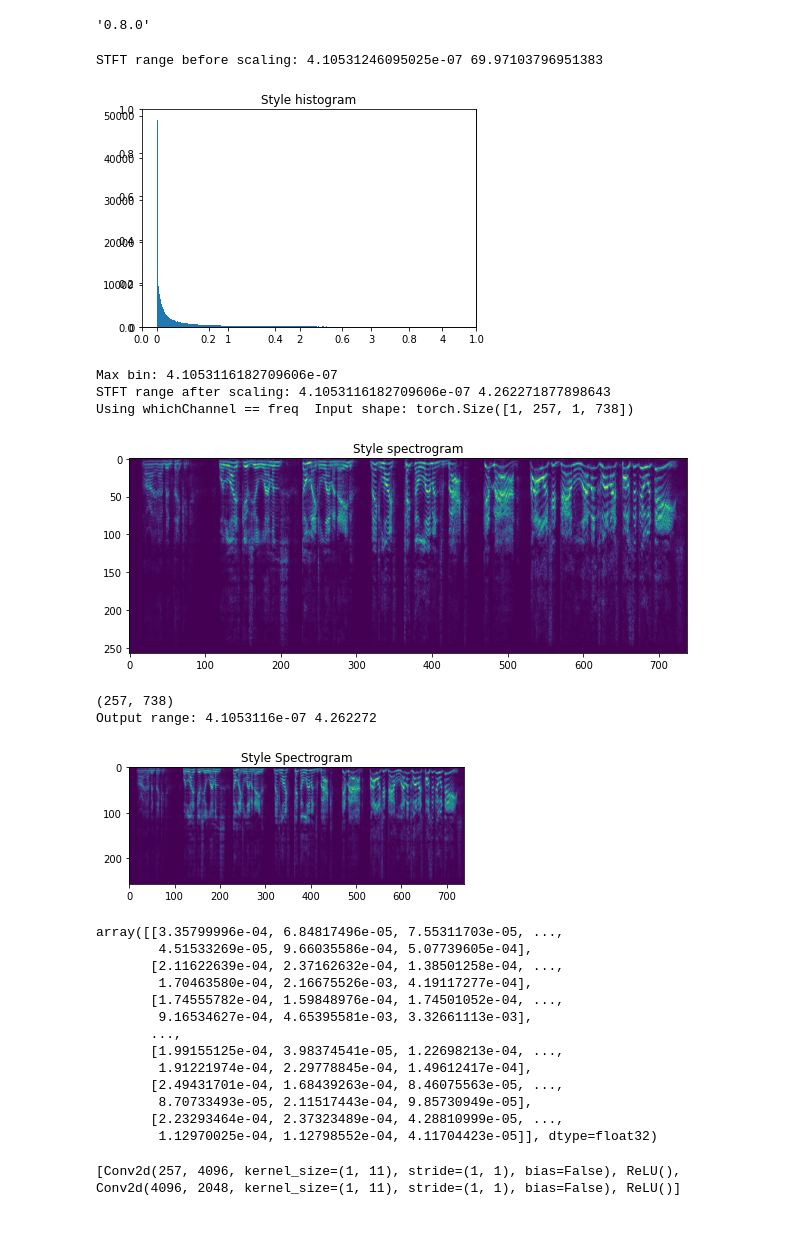
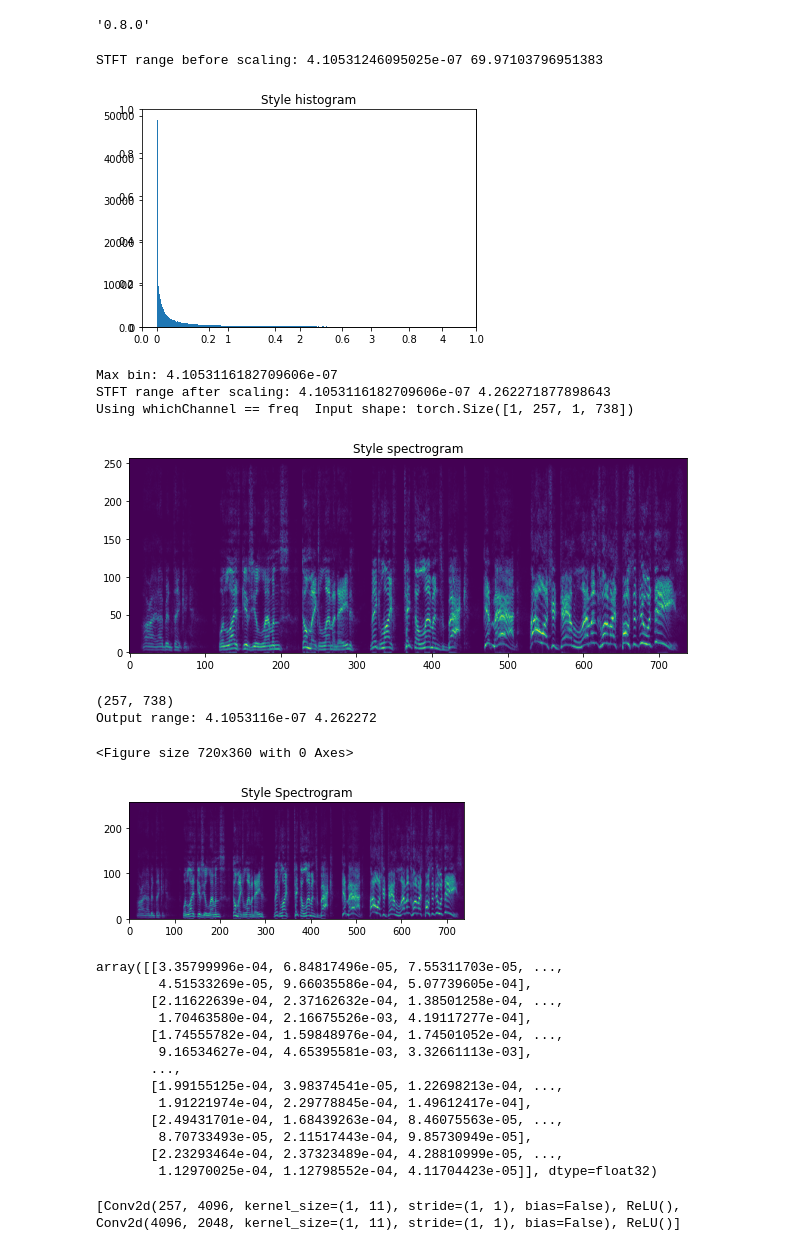
Before and after one commit to lonce/Audio_NeuralStyle, a Jupyter notebook: neural_style_audio.ipynb, the cells around one changed output. Saved outputs shown, nothing was run; the diff lists cells and outputs as text; code cells hidden in the pictures.

```diff
--- a/neural_style_audio.ipynb
+++ b/neural_style_audio.ipynb
@@ -131,37 +131,37 @@ fig = plt.figure()
 plt.title('Style histogram')
 ax = fig.add_subplot(111)
 n,b,_ = ax.hist(a_style.flatten(),bins='auto')
 maxbin = np.argmax(n)
 plt.show()
 print("Max bin:",b[maxbin])
 
 plt.figure(figsize=(10, 5))
 plt.title('Style spectrogram')
-plt.imshow(a_style)
+plt.imshow(a_style, origin='lower')
 print("STFT range after scaling:",np.amin(a_style),np.amax(a_style))
 
 N_SAMPLES = a_style.shape[1] #time bins
 N_FREQ = a_style.shape[0] #freq bins
 
 a_style = np.ascontiguousarray(a_style[None,None,:,:]) #[batch,channels,freq,samples]
 if whichChannel == "2d":
     a_style = torch.from_numpy(a_style) #pytorch:[batch,channels(1),height(freq),width(samples)]
 elif whichChannel == "freq":
     a_style = torch.from_numpy(a_style).permute(0,2,1,3) #pytorch:[batch,channels(freq),height(1),width(samples)]
 elif whichChannel == "time":
     a_style = torch.from_numpy(a_style).permute(0,3,1,2) #pytorch:[batch,channels(samples),height(1),width(freq)]
 
 style_img = Variable(a_style).type(dtype) #convert to pytorch variable
 print("Using whichChannel ==",whichChannel," Input shape:",style_img.data.shape) #check shape is correct
 # %% [output]
 STFT range before scaling: 4.10531246095025e-07 69.97103796951383
 [figure]
 Max bin: 4.1053116182709606e-07
 STFT range after scaling: 4.1053116182709606e-07 4.262271877898643
 Using whichChannel == freq  Input shape: torch.Size([1, 257, 1, 738])
-[figure, old version]
+[figure, new version]
 # %%
-def imshow(tensor, channels=1, title=None):
+def imshow(tensor, channels=1, title=None, origin='lower'):
     """ transforms pytorch tensor to numpy array and plots it out """
 
     image = tensor.clone().cpu()  # we clone the tensor to not do changes on it
@@ -177,35 +177,38 @@ def imshow(tensor, channels=1, title=None):
     print(image.shape) #check shape
     print("Output range:",np.amin(image),np.amax(image))
 
-    plt.imshow(image)
+
+    plt.imshow(image, origin=origin)
     if title is not None:
         plt.title(title)
     plt.pause(0.001) # pause a bit so that plots are updated
     return image #return numpy array
 
 "Just to check we can get back the numpy array with the correct shape"
+plt.figure(figsize=(10, 5))
 plt.figure()
-imshow(style_img.data, title='Style Spectrogram')
+imshow(style_img.data, title='Style Spectrogram', origin='lower')
 
 #plt.figure()
 #imshow(content_img.data, title='Content Image')
 # %% [output]
 (257, 738)
 Output range: 4.1053116e-07 4.262272
+<Figure size 720x360 with 0 Axes>
-[figure, old version]
+[figure, new version]
-array([[3.35799996e-04, 6.84817496e-05, 7.55311703e-05, ...,
-        4.51533269e-05, 9.66035586e-04, 5.07739605e-04],
-       [2.11622639e-04, 2.37162632e-04, 1.38501258e-04, ...,
-        1.70463580e-04, 2.16675526e-03, 4.19117277e-04],
-       [1.74555782e-04, 1.59848976e-04, 1.74501052e-04, ...,
-        9.16534627e-04, 4.65395581e-03, 3.32661113e-03],
-       ...,
-       [1.99155125e-04, 3.98374541e-05, 1.22698213e-04, ...,
-        1.91221974e-04, 2.29778845e-04, 1.49612417e-04],
-       [2.49431701e-04, 1.68439263e-04, 8.46075563e-05, ...,
-        8.70733493e-05, 2.11517443e-04, 9.85730949e-05],
-       [2.23293464e-04, 2.37323489e-04, 4.28810999e-05, ...,
-        1.12970025e-04, 1.12798552e-04, 4.11704423e-05]], dtype=float32)
+array([[3.35799996e-04, 6.84817496e-05, 7.55311703e-05, ...,
+        4.51533269e-05, 9.66035586e-04, 5.07739605e-04],
+       [2.11622639e-04, 2.37162632e-04, 1.38501258e-04, ...,
+        1.70463580e-04, 2.16675526e-03, 4.19117277e-04],
+       [1.74555782e-04, 1.59848976e-04, 1.74501052e-04, ...,
+        9.16534627e-04, 4.65395581e-03, 3.32661113e-03],
+       ...,
+       [1.99155125e-04, 3.98374541e-05, 1.22698213e-04, ...,
+        1.91221974e-04, 2.29778845e-04, 1.49612417e-04],
+       [2.49431701e-04, 1.68439263e-04, 8.46075563e-05, ...,
+        8.70733493e-05, 2.11517443e-04, 9.85730949e-05],
+       [2.23293464e-04, 2.37323489e-04, 4.28810999e-05, ...,
+        1.12970025e-04, 1.12798552e-04, 4.11704423e-05]], dtype=float32)
 # %%
 "Here we create the custom network"
 import collections as c
```
Also changed, not shown: parts of 3 cells of this notebook, 1 other file.
